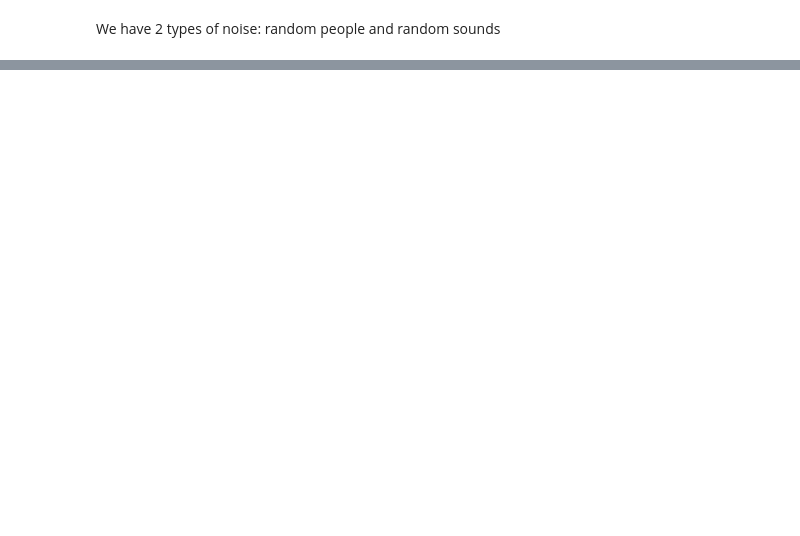
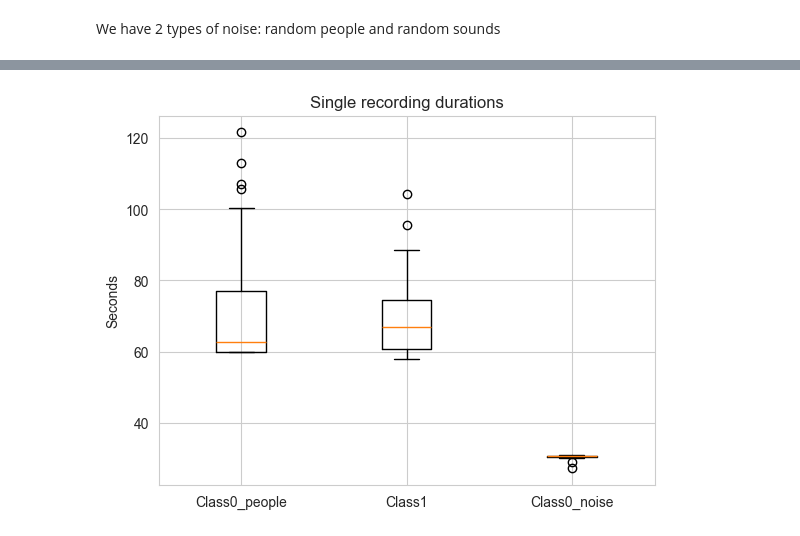
Before and after one commit to rybaks72/IML_Voice_Recognition, a Jupyter notebook: exploratory_data_analysis/raw_data_analysis.ipynb, the cells around one changed output, grey strips where cells are left out. Saved outputs shown, nothing was run; the diff lists cells and outputs as text; code cells hidden in the pictures; blank space fills up the shorter version.

```diff
--- a/exploratory_data_analysis/raw_data_analysis.ipynb
+++ b/exploratory_data_analysis/raw_data_analysis.ipynb
@@ -225,10 +241,12 @@ plt.show()
 # %%
 #length of a single recording in class1, single recording of a speaker in class0 and single recording of noise in class 0 type boxplots
 plt.figure()
-plt.boxplot([recording_lengths_class0_people, recording_lengths_class1, recording_lengths_class0_noise], labels=["Class0_people", "Class1", "Class0_noise"])
+plt.boxplot([recording_lengths_class0_people, recording_lengths_class1, recording_lengths_class0_noise], tick_labels=["Class0_people", "Class1", "Class0_noise"])
 plt.title("Single recording durations")
 plt.ylabel("Seconds")
 plt.show()
+# %% [output]
+[figure, added]
 # %%
 #length of a single recording in class1, and single recording in class 0 type boxplot
 plt.figure()
```
Also changed, not shown: parts of 17 cells of this notebook.
